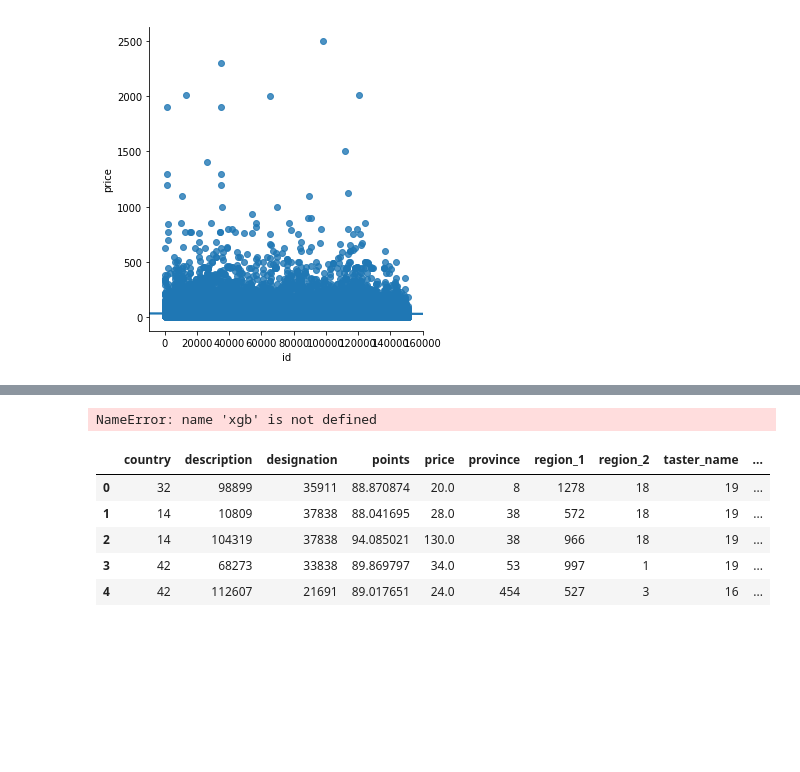
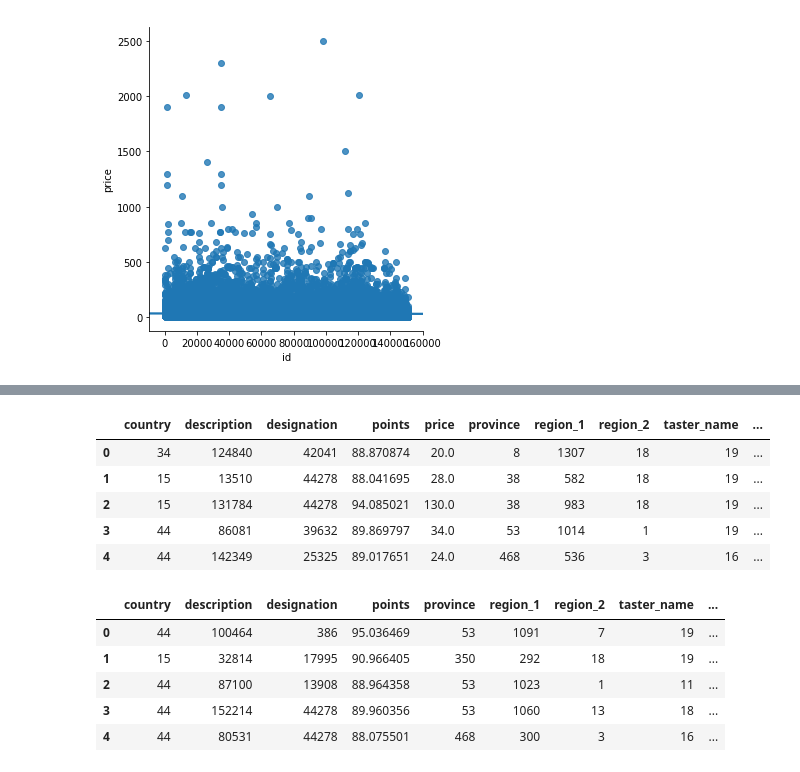
Before and after one commit to ammi-melo/kaggle-wine-competition, a Jupyter notebook: second_update.ipynb, the cells around one changed output, grey strips where cells are left out. Saved outputs shown, nothing was run; the diff lists cells and outputs as text; code cells hidden in the pictures; blank space fills up the shorter version.

```diff
--- a/second.ipynb
+++ b/second_update.ipynb
@@ -234,8 +234,6 @@ X_train, X_test, y_train, y_test = train_test_split(X, y, test_size=0.2, random_
 # %%
-xg_reg = xgb.XGBRegressor(objective ='reg:linear', colsample_bytree = 0.3, learning_rate = 0.1,
-                max_depth = 5, alpha = 10, n_estimators = 10)
+# xg_reg = xgb.XGBRegressor(objective ='reg:linear', colsample_bytree = 0.3, learning_rate = 0.1,
+#                 max_depth = 5, alpha = 10, n_estimators = 10)
-# %% [output]
-NameError: name 'xgb' is not defined
 # %%
 import pandas as pd
 import numpy as np
@@ -249,18 +247,25 @@ train_set = pd.read_csv('train.csv')
 test_set = pd.read_csv('test.csv')
 # %%
 #Conversion using label encoder
-clean_df = train_set.copy()
+#Conversion using label encoder
+def clean_data(data, test_data):
+    clean_df = data.copy()
+    clean_df_test = test_data.copy()
 
-for f in clean_df.columns:
-    if clean_df[f].dtype == 'object':
-        label = preprocessing.LabelEncoder()
-        label.fit(list(clean_df[f].values))
-        clean_df[f] = label.transform(list(clean_df[f].values))
+    for f in clean_df.columns:
+        if clean_df[f].dtype == 'object':
+            label = preprocessing.LabelEncoder()
+            label.fit(list(pd.concat([clean_df[f], clean_df_test[f]]).values))
+            clean_df[f] = label.transform(list(clean_df[f].values))
+            clean_df_test[f] = label.transform(list(clean_df_test[f].values))
+    return (clean_df, clean_df_test)
+
+clean_df, clean_df_test = clean_data(train_set, test_set)
 clean_df.head()
 # %% [output]
 |  | country | description | designation | points | price | province | region_1 | region_2 | taster_name | ... |
-| 0 | 32 | 98899 | 35911 | 88.870874 | 20.0 | 8 | 1278 | 18 | 19 | ... |
-| 1 | 14 | 10809 | 37838 | 88.041695 | 28.0 | 38 | 572 | 18 | 19 | ... |
-| 2 | 14 | 104319 | 37838 | 94.085021 | 130.0 | 38 | 966 | 18 | 19 | ... |
-| 3 | 42 | 68273 | 33838 | 89.869797 | 34.0 | 53 | 997 | 1 | 19 | ... |
-| 4 | 42 | 112607 | 21691 | 89.017651 | 24.0 | 454 | 527 | 3 | 16 | ... |
+| 0 | 34 | 124840 | 42041 | 88.870874 | 20.0 | 8 | 1307 | 18 | 19 | ... |
+| 1 | 15 | 13510 | 44278 | 88.041695 | 28.0 | 38 | 582 | 18 | 19 | ... |
+| 2 | 15 | 131784 | 44278 | 94.085021 | 130.0 | 38 | 983 | 18 | 19 | ... |
+| 3 | 44 | 86081 | 39632 | 89.869797 | 34.0 | 53 | 1014 | 1 | 19 | ... |
+| 4 | 44 | 142349 | 25325 | 89.017651 | 24.0 | 468 | 536 | 3 | 16 | ... |
@@ -271,0 +274,9 @@ train_x = train_x.values
+# %%
+clean_df_test.head()
+# %% [output]
+|  | country | description | designation | points | province | region_1 | region_2 | taster_name | ... |
+| 0 | 44 | 100464 | 386 | 95.036469 | 53 | 1091 | 7 | 19 | ... |
+| 1 | 15 | 32814 | 17995 | 90.966405 | 350 | 292 | 18 | 19 | ... |
+| 2 | 44 | 87100 | 13908 | 88.964358 | 53 | 1023 | 1 | 11 | ... |
+| 3 | 44 | 152214 | 44278 | 89.960356 | 53 | 1060 | 13 | 18 | ... |
+| 4 | 44 | 80531 | 44278 | 88.075501 | 468 | 300 | 3 | 16 | ... |
```
Also changed, not shown: parts of 31 cells of this notebook, 1 other file.
